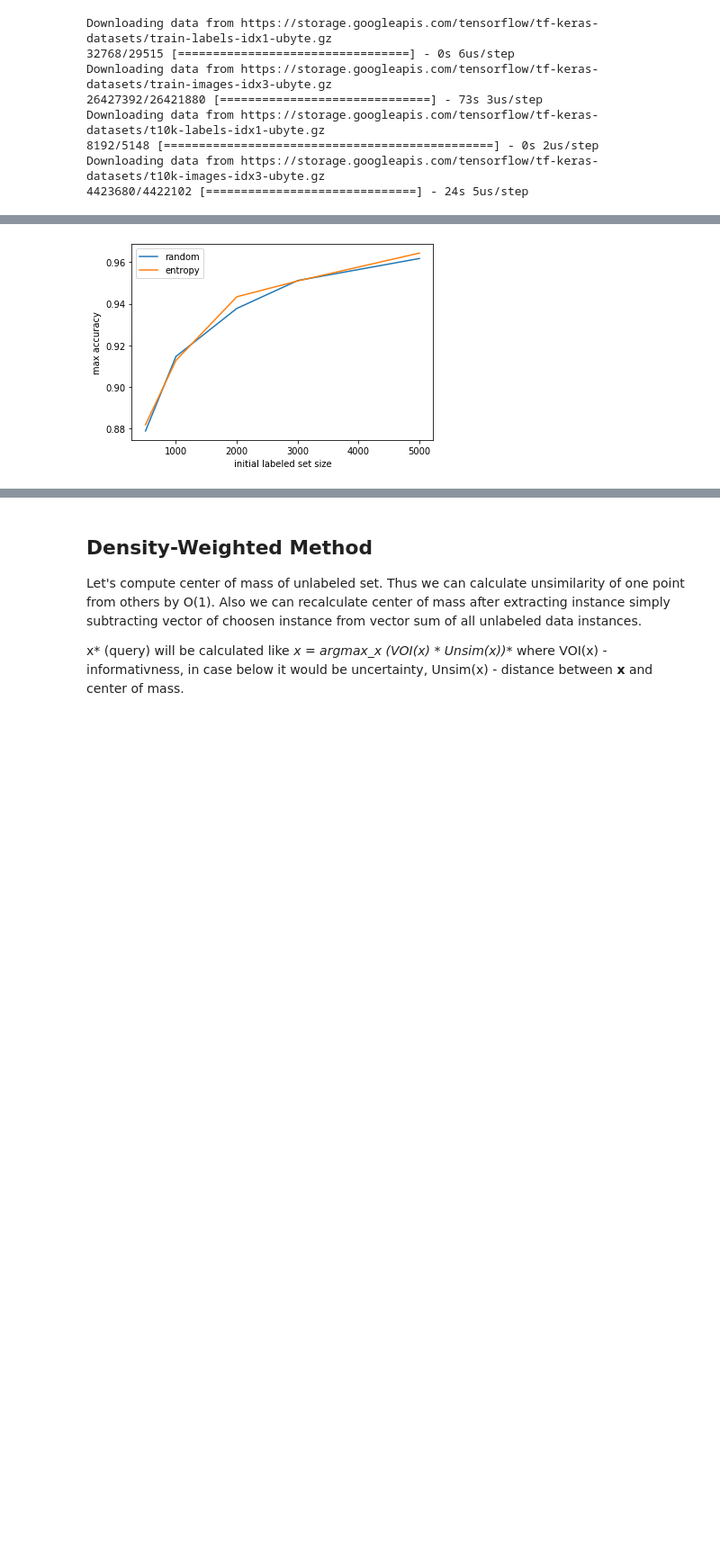
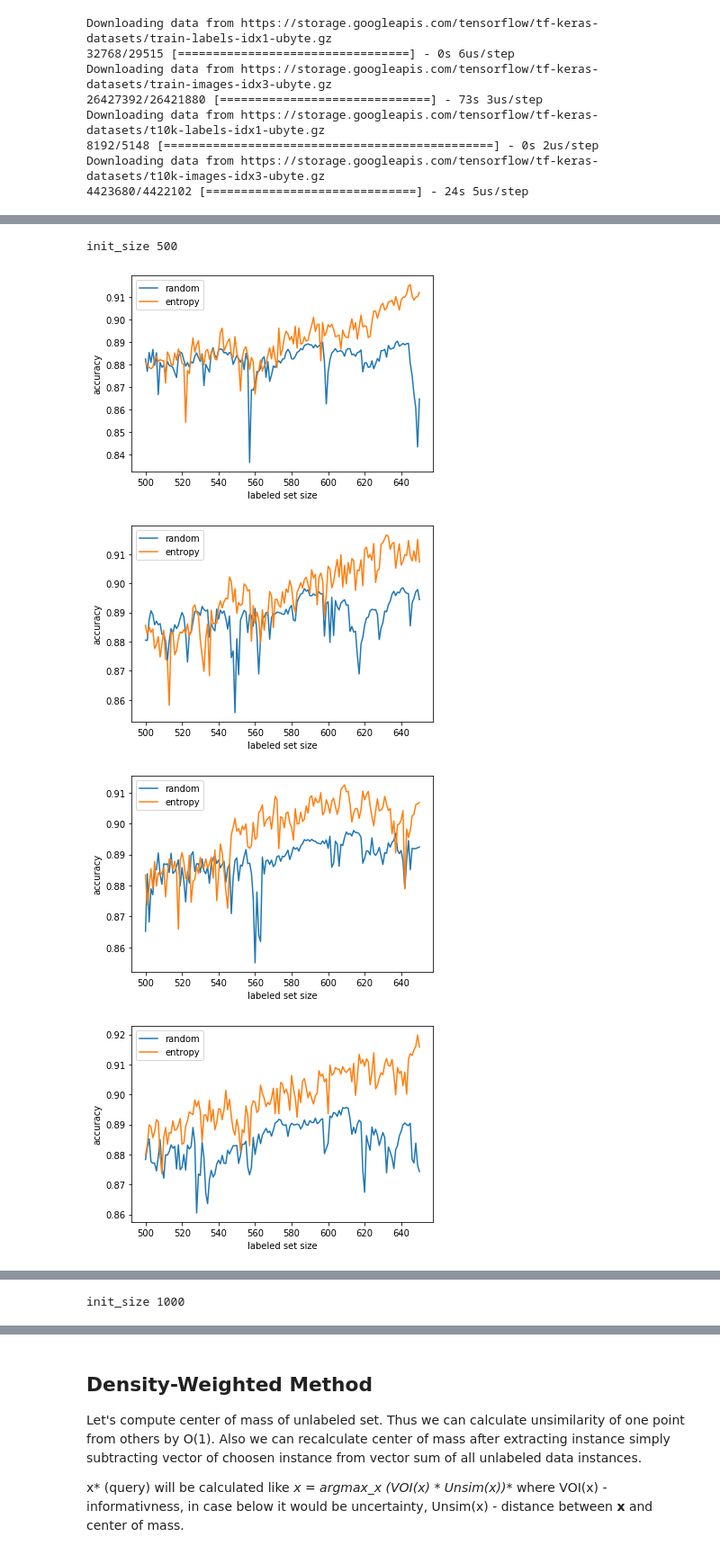
Before and after one commit to nibydlo/Thesis, a Jupyter notebook: first_impl/UncertaintyAL.ipynb, the cells around one changed output, grey strips where cells are left out. Shown at 90% size. Saved outputs shown, nothing was run; the diff lists cells and outputs as text; code cells hidden in the pictures; blank space fills up the shorter version.

Commit message:
add uncert statistic

```diff
--- a/first_impl/UncertaintyAL.ipynb
+++ b/first_impl/UncertaintyAL.ipynb
@@ -201,17 +156,0 @@ plt.show()
-# %%
-seq_statistic = []
-seq_statistic.append(('random', 2000, random_mnist))
-seq_statistic.append(('entropy', 2000, entropy_mnist))
-for init_size in [500, 1000, 3000, 5000]:
-    seq_statistic.append(('random', init_size, run_AL(query_default, create_sequential_model, reshape_mnist, score_sequential,
-                                                x_train_mnist,
-                                                y_train_mnist,
-                                                x_test_mnist,
-                                                y_test_mnist,
-                                                init_size, 1, 100)))
-    seq_statistic.append(('entropy', init_size, run_AL(query_default, create_sequential_model, reshape_mnist, score_sequential,
-                                                x_train_mnist,
-                                                y_train_mnist,
-                                                x_test_mnist,
-                                                y_test_mnist,
-                                                init_size, 1, 100)))
@@ -223,16 +157,3 @@ with open('seq_statistic.pkl', 'wb') as f:
-# %%
-xs_random = [s[1] for s in sorted([s for s in seq_statistic if s[0] == 'random'], key=lambda s:s[1])]
-ys_random = [max([pair[1] for pair in s[2]]) for s in sorted([s for s in seq_statistic if s[0] == 'random'], key=lambda x:x[1])]
-xs_entropy = [s[1] for s in sorted([s for s in seq_statistic if s[0] == 'entropy'], key=lambda s:s[1])]
-ys_entropy = [max([pair[1] for pair in s[2]]) for s in sorted([s for s in seq_statistic if s[0] == 'entropy'], key=lambda x:x[1])]
-plt.plot(xs_random, ys_random, label='random')
-plt.plot(xs_entropy, ys_entropy, label='entropy')
-plt.xlabel('initial labeled set size')
-plt.ylabel('max accuracy')
-plt.legend()
-plt.show()
-# %% [output]
-[figure, removed]
 # %%
 final_stat = {}
 final_stat['random'] = {}
@@ -260,3 +181,26 @@ import pickle
 
 with open('final_stat.pkl', 'wb') as f:
     pickle.dump(final_stat, f)
+# %%
+for init_size in range(500, 5010, 500):
+    print('init_size', init_size)
+    for i in range(5):
+        random_mnist = final_stat['random'][init_size][i]
+        xs_random = [e[0] for e in random_mnist]
+        ys_random = [e[1] for e in random_mnist]
+
+        entropy_mnist = final_stat['entropy'][init_size][i]
+        xs_entropy = [e[0] for e in entropy_mnist]
+        ys_entropy = [e[1] for e in entropy_mnist]
+        plt.plot(xs_random, ys_random, label='random')
+        plt.plot(xs_entropy, ys_entropy, label='entropy')
+        plt.xlabel('labeled set size')
+        plt.ylabel('accuracy')
+        plt.legend()
+        plt.show()
+# %% [output]
+init_size 500
+[figure, added]
+[figure, added]
+[figure, added]
+[figure, added]
@@ -262,0 +208 @@ with open('final_stat.pkl', 'wb') as f:
+init_size 1000
```
Also changed, not shown: parts of 6 cells of this notebook.
